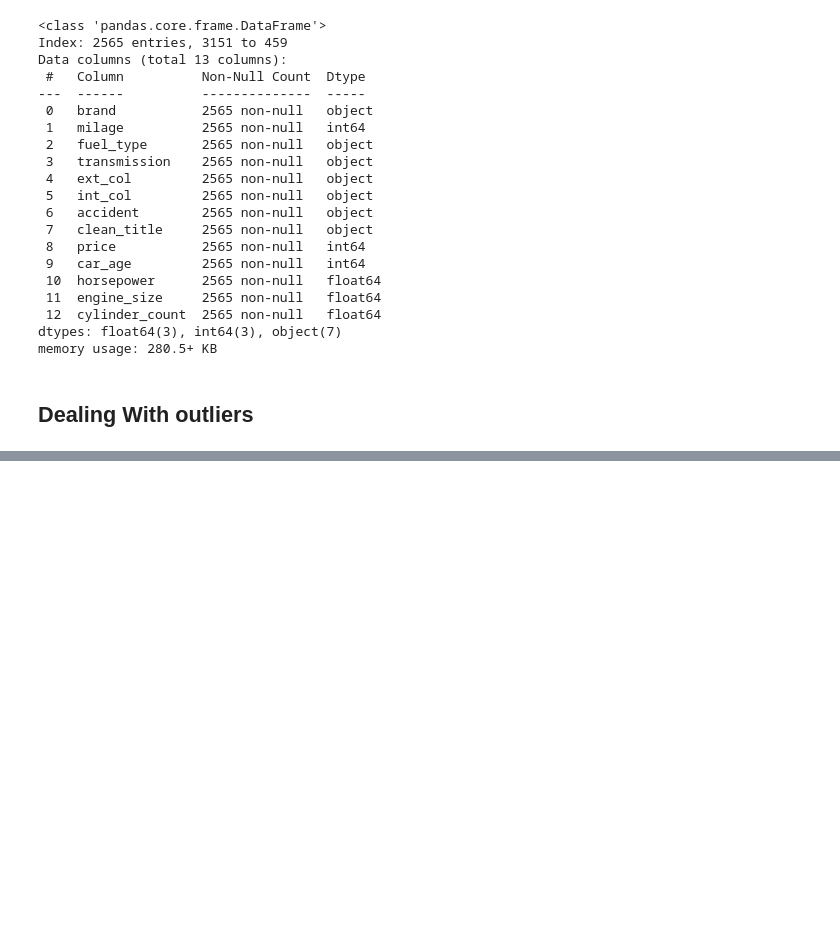
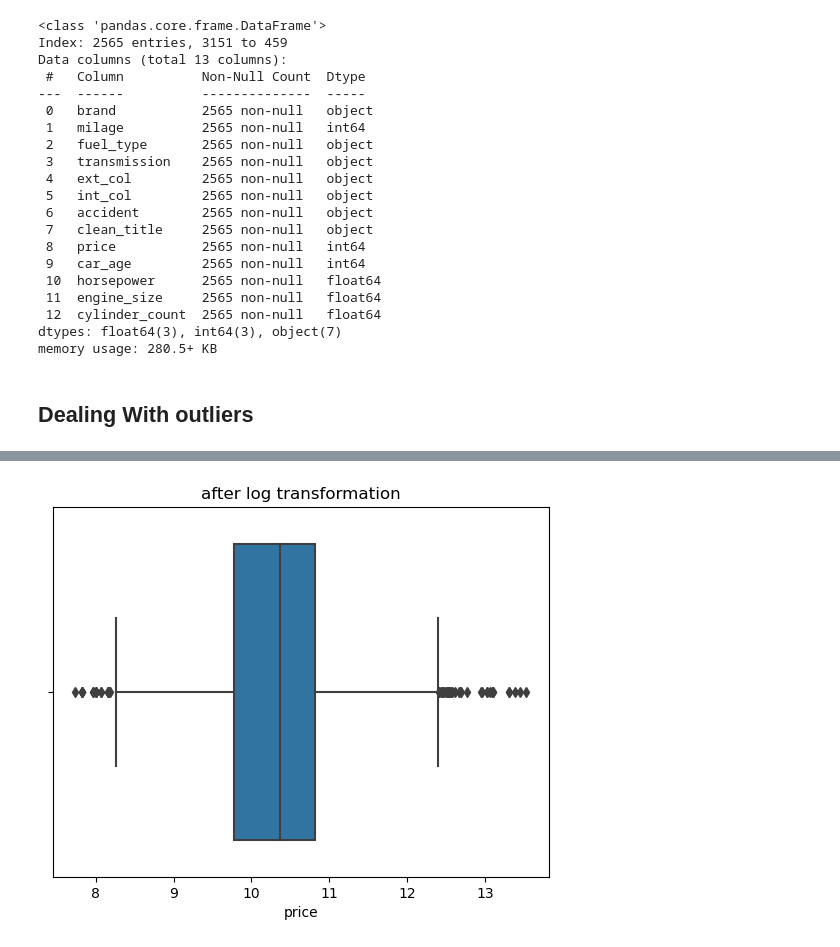
Before and after one commit to Viishwaajeet/Resale-auto-valuation-engine, a Jupyter notebook: notebooks/new_EDA.ipynb, the cells around one changed output, grey strips where cells are left out. Cells and saved outputs as stored; diff of their text form; code cells hidden in the pictures; blank space fills up the shorter version.

```diff
--- a/notebooks/new_EDA.ipynb
+++ b/notebooks/new_EDA.ipynb
@@ -130,0 +165,10 @@ memory usage: 280.5+ KB
+# %%
+log_transformer = FunctionTransformer(np.log1p,inverse_func=np.expm1)
+# %%
+train_df['price'] = log_transformer.transform(train_df['price'])
+# %%
+sns.boxplot(x='price',data=train_df)
+plt.title('after log transformation')
+plt.show()
+# %% [output]
+[figure, added]
```
Also changed, not shown: parts of 7 cells of this notebook.
